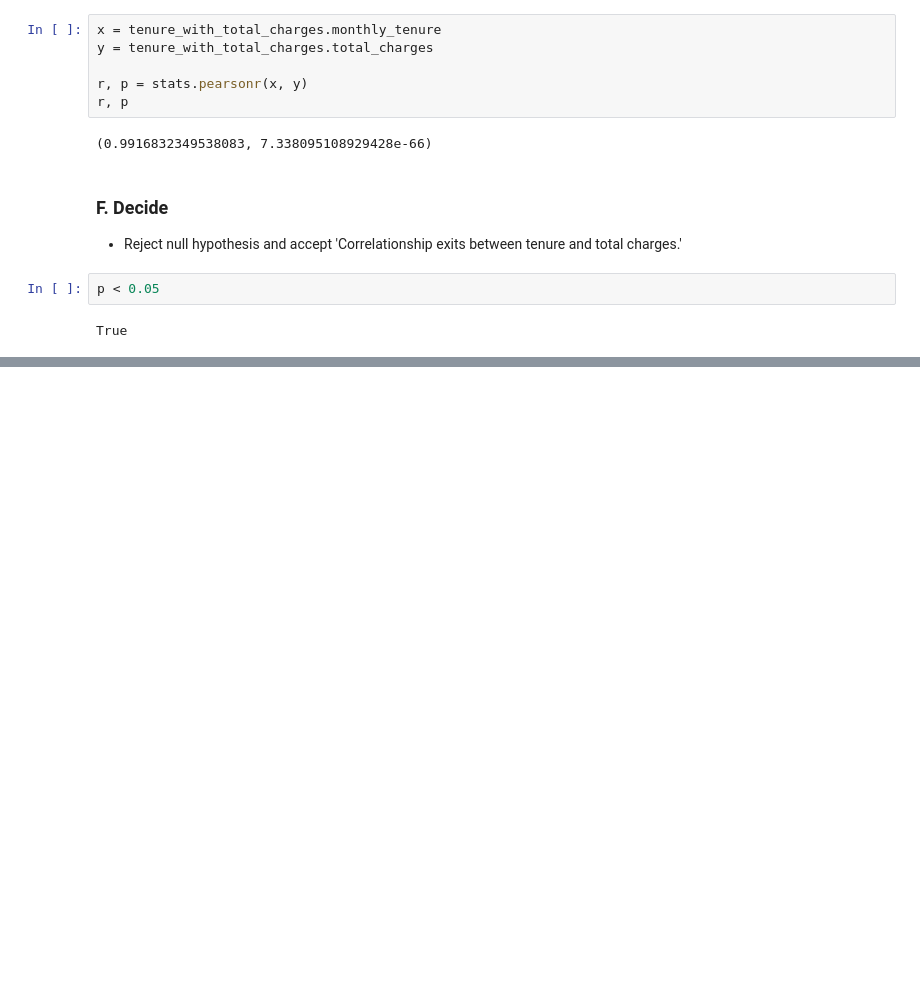
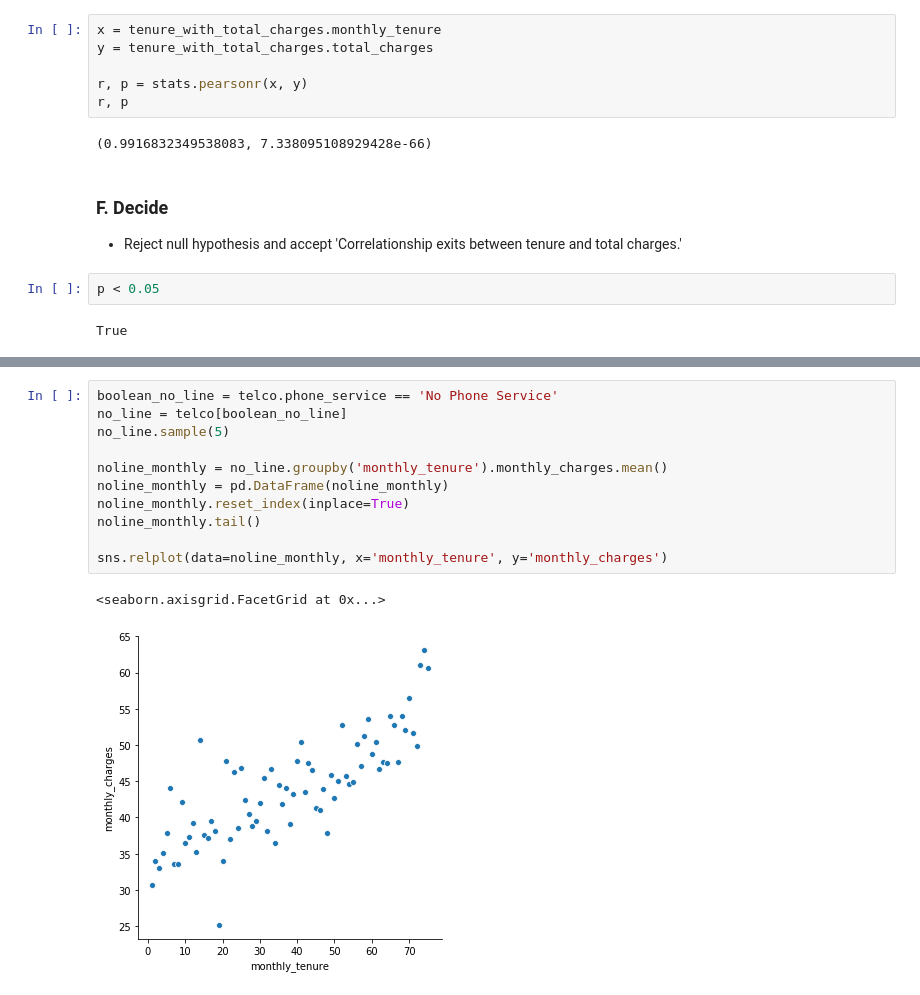
Before and after one commit to Yongliang-Shi/statistics-exercises, a Jupyter notebook: hypothesis_testing.ipynb, the cells around one changed output, grey strips where cells are left out. Cells and saved outputs as stored; diff of their text form; blank space fills up the shorter version.

```diff
--- a/hypothesis_testing.ipynb
+++ b/hypothesis_testing.ipynb
@@ -537,0 +580,14 @@ True
+# %%
+boolean_no_line = telco.phone_service == 'No Phone Service'
+no_line = telco[boolean_no_line]
+no_line.sample(5)
+
+noline_monthly = no_line.groupby('monthly_tenure').monthly_charges.mean()
+noline_monthly = pd.DataFrame(noline_monthly)
+noline_monthly.reset_index(inplace=True)
+noline_monthly.tail()
+
+sns.relplot(data=noline_monthly, x='monthly_tenure', y='monthly_charges')
+# %% [output]
+<seaborn.axisgrid.FacetGrid at 0x...>
+[figure, added]
```
Also changed, not shown: parts of 33 cells of this notebook.
